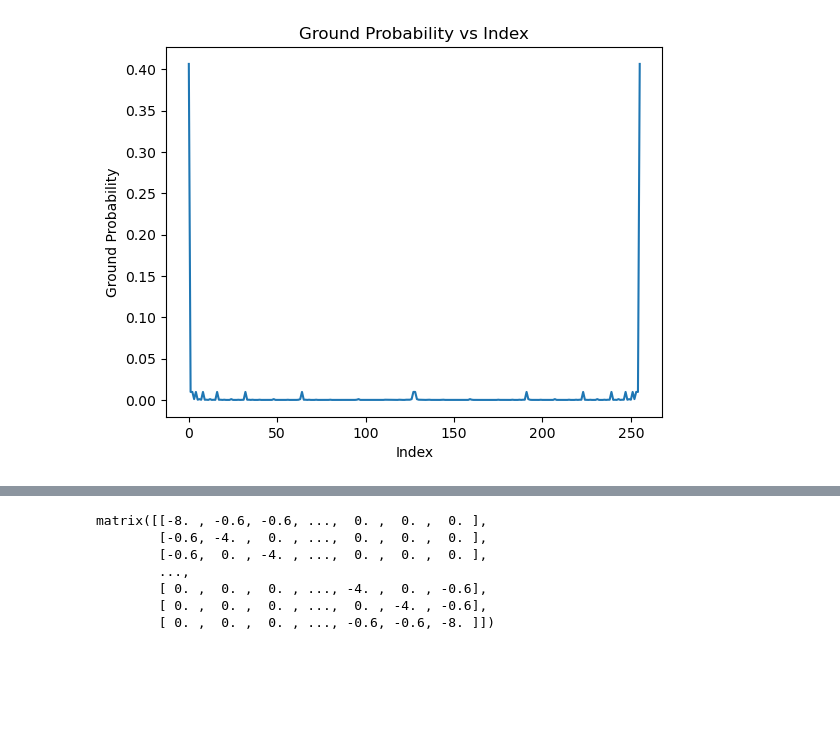
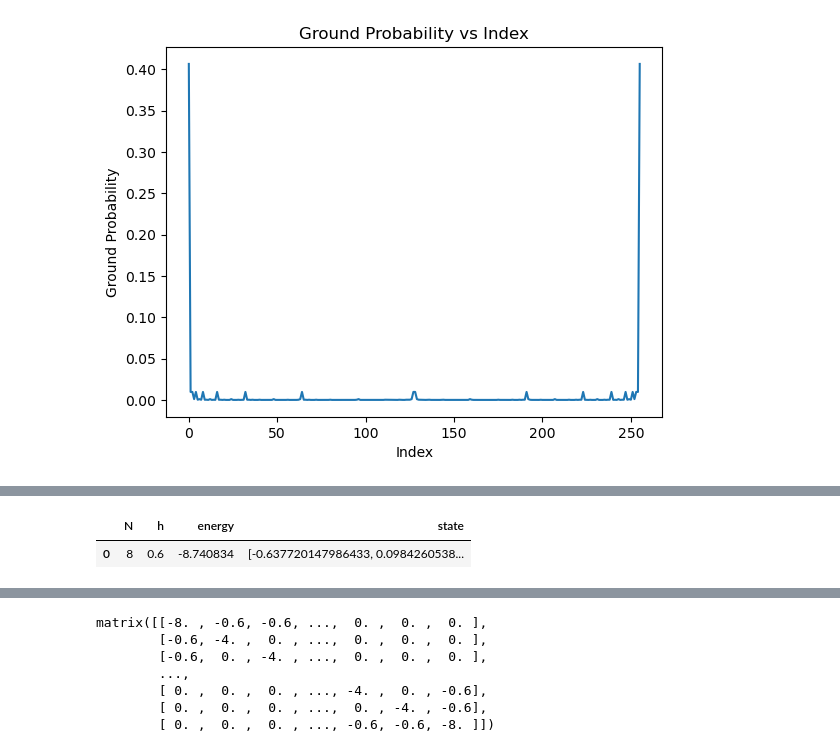
Before and after one commit to spagdoon0411/transformer_quantum_state, a Jupyter notebook: experimentation/phase_investigation.ipynb, the cells around one changed output, grey strips where cells are left out. Drawn from its saved outputs; the diff is of its cells as text; code cells hidden in the pictures; blank space fills up the shorter version.

```diff
--- a/experimentation/phase_investigation.ipynb
+++ b/experimentation/phase_investigation.ipynb
@@ -283,0 +324,5 @@ plt.show()
+# %%
+ham.dataset[ham.dataset["h"] == 0.6]
+# %% [output]
+|  | N | h | energy | state |
+| 0 | 8 | 0.6 | -8.740834 | [-0.637720147986433, 0.0984260538... |
```
Also changed, not shown: parts of 7 cells of this notebook.
